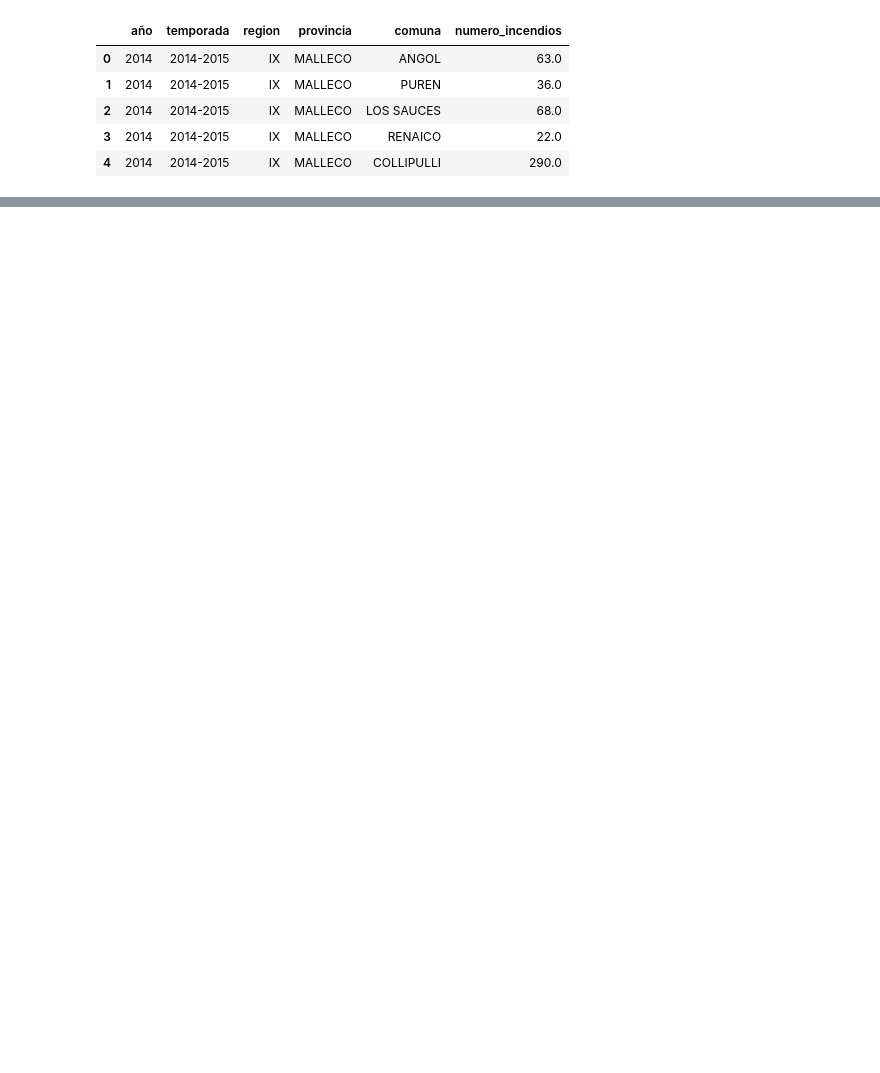
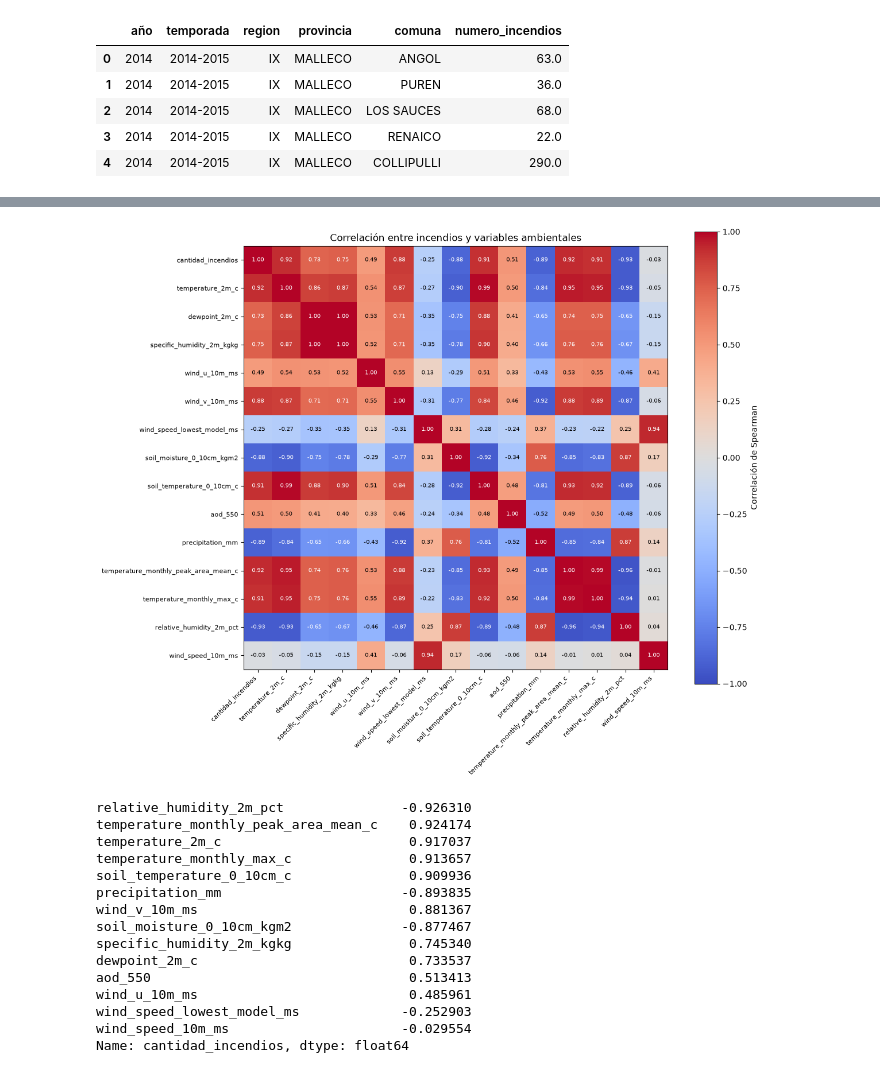
Before and after one commit to eziocard/DeHecho, a Jupyter notebook: main.ipynb, the cells around one changed output, grey strips where cells are left out. Drawn from its saved outputs; the diff is of its cells as text; code cells hidden in the pictures; blank space fills up the shorter version.

```diff
--- a/main.ipynb
+++ b/main.ipynb
@@ -111,0 +181,3 @@ df_conaf_comuna.head()
+# %%
+df_unido = df_unido.drop(columns=['region_name','region_id','temporada'])
+df_unido.rename(columns={'IX': 'cantidad_incendios'}, inplace=True)
@@ -111,0 +212,54 @@ df_conaf_comuna.head()
+# %%
+
+import numpy as np
+import matplotlib.pyplot as plt
+
+# Excluir columnas de calidad de datos y de tiempo
+cols = [
+    c for c in df_unido.columns
+    if not c.endswith("valid_area_pct") and c not in ("año", "mes", "month")
+]
+
+corr = df_unido[cols].corr(method="spearman")
+
+fig, ax = plt.subplots(figsize=(12, 10))
+im = ax.imshow(corr, cmap="coolwarm", vmin=-1, vmax=1)
+
+ax.set_xticks(range(len(cols)))
+ax.set_yticks(range(len(cols)))
+ax.set_xticklabels(cols, rotation=45, ha="right", fontsize=8)
+ax.set_yticklabels(cols, fontsize=8)
+
+# Valores dentro de cada celda
+for i in range(len(cols)):
+    for j in range(len(cols)):
+        v = corr.iloc[i, j]
+        ax.text(j, i, f"{v:.2f}", ha="center", va="center",
+                fontsize=7, color="white" if abs(v) > 0.6 else "black")
+
+fig.colorbar(im, ax=ax, label="Correlación de Spearman")
+ax.set_title("Correlación entre incendios y variables ambientales")
+plt.tight_layout()
+plt.savefig("matriz_correlacion.png", dpi=200)
+plt.show()
+
+# Ranking de correlación con los incendios
+print(corr["cantidad_incendios"].drop("cantidad_incendios")
+      .sort_values(key=abs, ascending=False))
+# %% [output]
+[figure, added]
+relative_humidity_2m_pct               -0.926310
+temperature_monthly_peak_area_mean_c    0.924174
+temperature_2m_c                        0.917037
+temperature_monthly_max_c               0.913657
+soil_temperature_0_10cm_c               0.909936
+precipitation_mm                       -0.893835
+wind_v_10m_ms                           0.881367
+soil_moisture_0_10cm_kgm2              -0.877467
+specific_humidity_2m_kgkg               0.745340
+dewpoint_2m_c                           0.733537
+aod_550                                 0.513413
+wind_u_10m_ms                           0.485961
+wind_speed_lowest_model_ms             -0.252903
+wind_speed_10m_ms                      -0.029554
+Name: cantidad_incendios, dtype: float64
```
Also changed, not shown: parts of 10 cells of this notebook, 3 other files.
